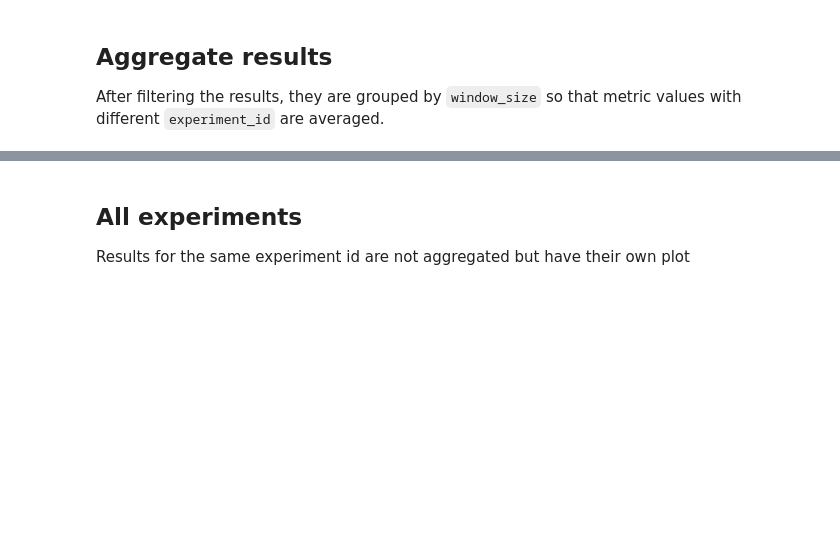
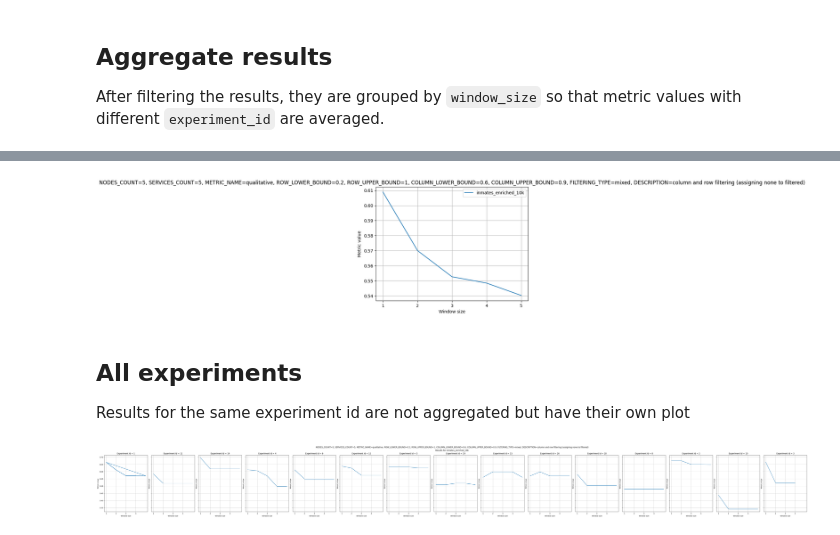
Before and after one commit to SESARLab/data-quality-simulator, a Jupyter notebook: notebooks/aggregate.ipynb, the cells around one changed output, grey strips where cells are left out. Drawn from its saved outputs; the diff is of its cells as text; code cells hidden in the pictures; blank space fills up the shorter version.

```diff
--- a/notebooks/aggregate.ipynb
+++ b/notebooks/aggregate.ipynb
@@ -28,20 +28,25 @@ import functools
 # tested_datasets = results['filtering_type'].unique()
 tested_datasets = results['dataset'].unique()
 NODES_COUNT = 5
-SERVICES_COUNT = 4
+SERVICES_COUNT = 5
 METRIC_NAME = 'qualitative'
-LOWER_BOUND = 0.2
-UPPER_BOUND = 0.6
+ROW_LOWER_BOUND = 0.2
+ROW_UPPER_BOUND = 1
+COLUMN_LOWER_BOUND = 0.6
+COLUMN_UPPER_BOUND = 0.9
 FILTERING_TYPE = 'mixed'
+DESCRIPTION = 'column and row filtering (assigning none to filtered)'
 
 results_filters = [
     lambda df: df['services_count'] == SERVICES_COUNT,
     lambda df: df['nodes_count'] == NODES_COUNT,
     lambda df: df['metric_name'] == METRIC_NAME,
-    lambda df: df['lower_bound'] == LOWER_BOUND,
-    lambda df: df['upper_bound'] == UPPER_BOUND,
+    lambda df: df['row_lower_bound'] == ROW_LOWER_BOUND,
+    lambda df: df['row_upper_bound'] == ROW_UPPER_BOUND,
+    lambda df: df['column_lower_bound'] == COLUMN_LOWER_BOUND,
+    lambda df: df['column_upper_bound'] == COLUMN_UPPER_BOUND,
     lambda df: df['filtering_type'] == FILTERING_TYPE,
-    lambda df: df['description'] == 'test upper bound low'
+    lambda df: df['description'] == DESCRIPTION
 ]
 
 def apply_filters_to_dataset(df, filters):
@@ -65,20 +78,35 @@ for dataset in tested_datasets:
 # %%
 import matplotlib.pyplot as plt
 
 fig, ax = plt.subplots()
 # plt.figure(figsize=(10, 6))
 
 for dataset, dresults in agg_results_per_dataset.items():
     ax.plot(dresults.index, dresults['metric_value'], label=dataset)
     plt.xticks(dresults.index)
 
-ax.set_title(f'NODES_COUNT={NODES_COUNT}, SERVICES_COUNT={SERVICES_COUNT}, METRIC_NAME={METRIC_NAME}, LOWER_BOUND={LOWER_BOUND}, UPPER_BOUND={UPPER_BOUND}, FILTERING_TYPE={FILTERING_TYPE}')
+title_props = {
+    'NODES_COUNT': NODES_COUNT,
+    'SERVICES_COUNT': SERVICES_COUNT,
+    'METRIC_NAME': METRIC_NAME,
+    'ROW_LOWER_BOUND': ROW_LOWER_BOUND,
+    'ROW_UPPER_BOUND': ROW_UPPER_BOUND,
+    'COLUMN_LOWER_BOUND': COLUMN_LOWER_BOUND,
+    'COLUMN_UPPER_BOUND': COLUMN_UPPER_BOUND,
+    'FILTERING_TYPE': FILTERING_TYPE,
+    'DESCRIPTION': DESCRIPTION
+}
+
+plot_title = ', '.join(map(lambda x: f'{x[0]}={x[1]}', title_props.items()))
+ax.set_title(plot_title)
 ax.set_xlabel('Window size')
 ax.set_ylabel('Metric value')
 ax.grid(True)
 ax.legend()
 
 plt.show()
+# %% [output]
+[figure, added]
 # %% [markdown]
 ## All experiments
 
@@ -98,7 +126,7 @@ import matplotlib.pyplot as plt
 fig_width = max(len(exp_res) for exp_res in results_per_dataset.values()) * 4
 
 fig = plt.figure(figsize=(fig_width, 6), constrained_layout=True)
-fig.suptitle(f'NODES_COUNT={NODES_COUNT}, SERVICES_COUNT={SERVICES_COUNT}, METRIC_NAME={METRIC_NAME}, LOWER_BOUND={LOWER_BOUND}, UPPER_BOUND={UPPER_BOUND}, FILTERING_TYPE={FILTERING_TYPE}')
+fig.suptitle(plot_title)
 
 dataset_res_count = len(results_per_dataset)
 subfigs = fig.subfigures(nrows=dataset_res_count, ncols=1, squeeze=False)
@@ -121,3 +149,5 @@ for i, (dataset, dresults) in enumerate(results_per_dataset.items()):
 #fig.tight_layout()
 plt.savefig('plot.png', bbox_inches='tight')
 plt.show()
+# %% [output]
+[figure, added]
```
Also changed, not shown: parts of 1 cell of this notebook, 6 other files.
